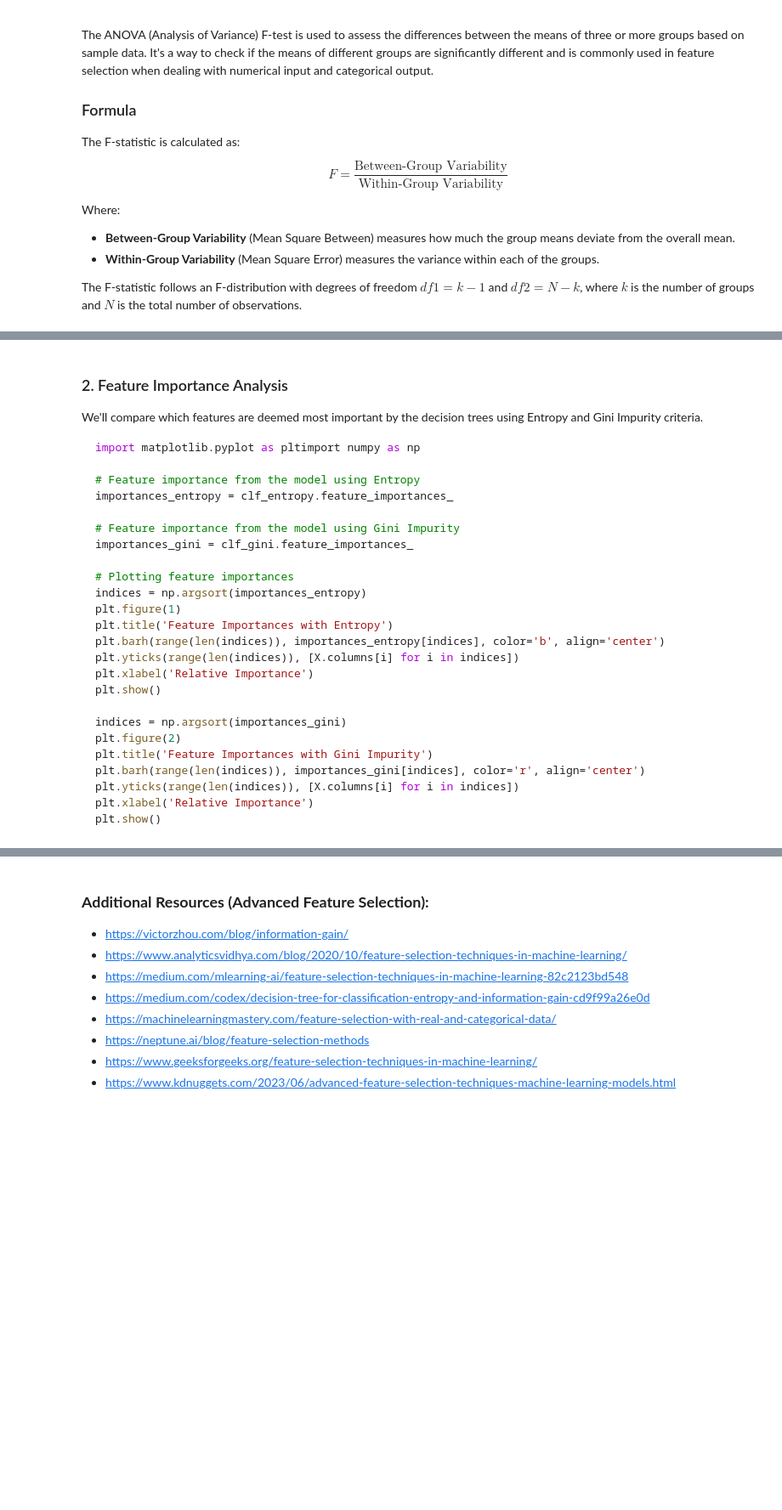
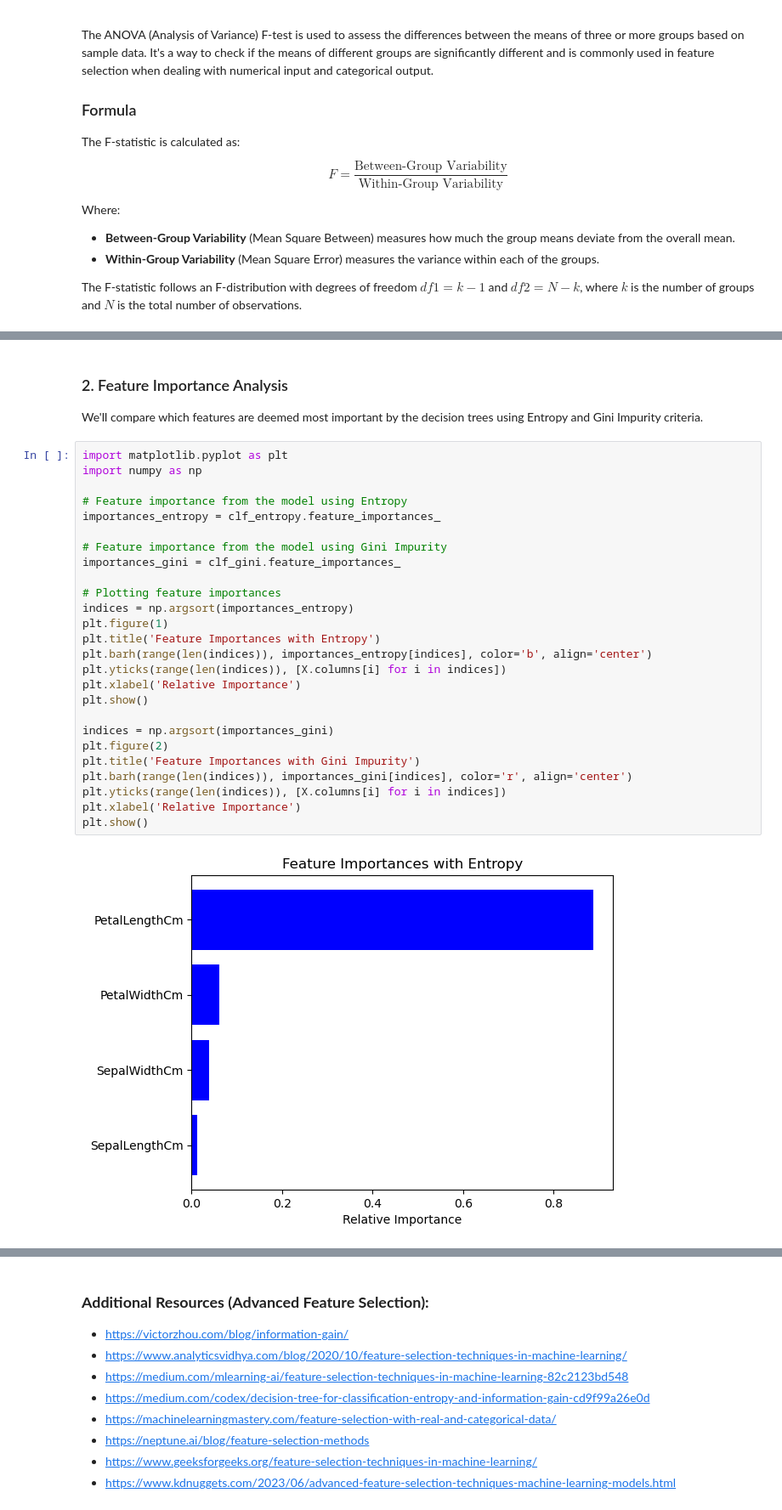
Before and after one commit to 100daysofml/100daysofml.github.io, a Jupyter notebook: content/Week_04/Lesson_20.ipynb, the cells around one changed output, grey strips where cells are left out. Shown at 85% size. Drawn from its saved outputs; the diff is of its cells as text; blank space fills up the shorter version.

````diff
--- a/content/Week_04/Lesson_20.ipynb
+++ b/content/Week_04/Lesson_20.ipynb
@@ -410,30 +451,31 @@ print(f'Accuracy using Gini Impurity: {accuracy_gini}')
 ### 2. Feature Importance Analysis
 
 We'll compare which features are deemed most important by the decision trees using Entropy and Gini Impurity criteria.
-
-```python
-import matplotlib.pyplot as pltimport numpy as np
-
-# Feature importance from the model using Entropy
-importances_entropy = clf_entropy.feature_importances_
-
-# Feature importance from the model using Gini Impurity
-importances_gini = clf_gini.feature_importances_
-
-# Plotting feature importances
-indices = np.argsort(importances_entropy)
-plt.figure(1)
-plt.title('Feature Importances with Entropy')
-plt.barh(range(len(indices)), importances_entropy[indices], color='b', align='center')
-plt.yticks(range(len(indices)), [X.columns[i] for i in indices])
-plt.xlabel('Relative Importance')
-plt.show()
-
-indices = np.argsort(importances_gini)
-plt.figure(2)
-plt.title('Feature Importances with Gini Impurity')
-plt.barh(range(len(indices)), importances_gini[indices], color='r', align='center')
-plt.yticks(range(len(indices)), [X.columns[i] for i in indices])
-plt.xlabel('Relative Importance')
-plt.show()
-```
+# %%
+import matplotlib.pyplot as plt
+import numpy as np
+
+# Feature importance from the model using Entropy
+importances_entropy = clf_entropy.feature_importances_
+
+# Feature importance from the model using Gini Impurity
+importances_gini = clf_gini.feature_importances_
+
+# Plotting feature importances
+indices = np.argsort(importances_entropy)
+plt.figure(1)
+plt.title('Feature Importances with Entropy')
+plt.barh(range(len(indices)), importances_entropy[indices], color='b', align='center')
+plt.yticks(range(len(indices)), [X.columns[i] for i in indices])
+plt.xlabel('Relative Importance')
+plt.show()
+
+indices = np.argsort(importances_gini)
+plt.figure(2)
+plt.title('Feature Importances with Gini Impurity')
+plt.barh(range(len(indices)), importances_gini[indices], color='r', align='center')
+plt.yticks(range(len(indices)), [X.columns[i] for i in indices])
+plt.xlabel('Relative Importance')
+plt.show()
+# %% [output]
+[figure, added]
````
Also changed, not shown: parts of 20 cells of this notebook, 9 other files.
